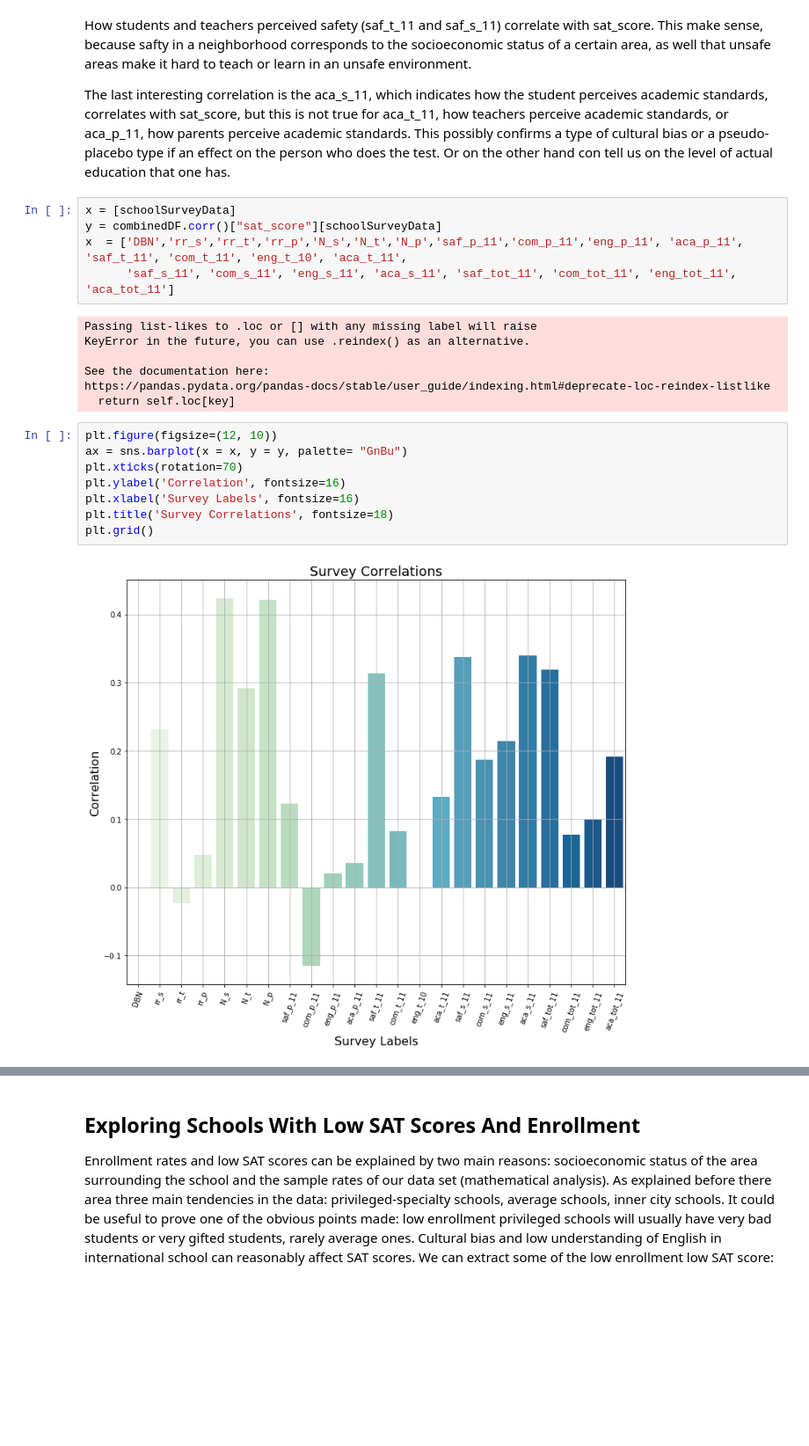
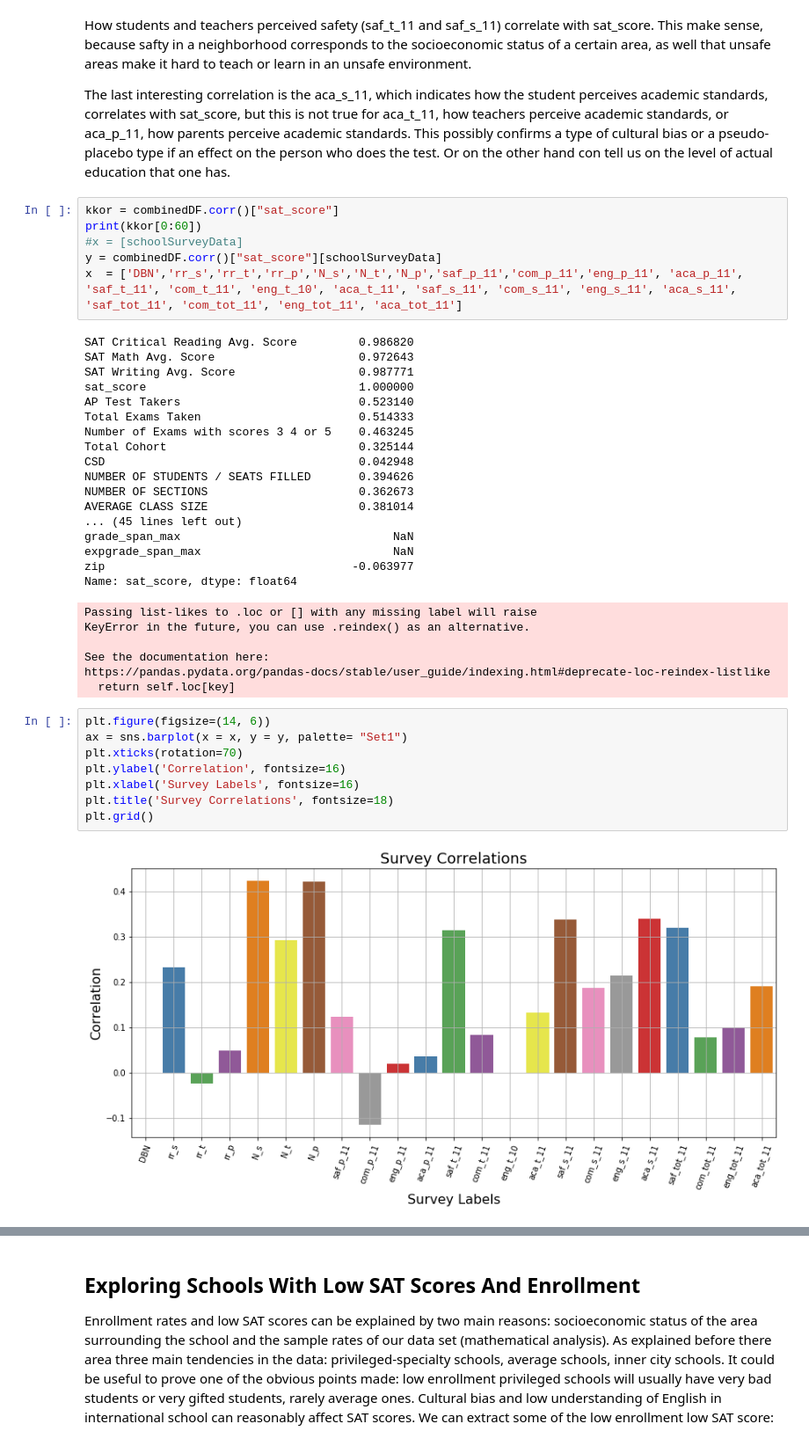
Before and after one commit to Tlacateccatl/NYC-SAT-Analysis, a Jupyter notebook: NYC School Analysis.ipynb, the cells around one changed output, grey strips where cells are left out. Shown at 88% size. Saved outputs shown, nothing was run; the diff lists cells and outputs as text; blank space fills up the shorter version.

```diff
--- a/NYC School Analysis.ipynb
+++ b/NYC School Analysis.ipynb
@@ -455,24 +474,42 @@ How students and teachers perceived safety (saf_t_11 and saf_s_11) correlate wit
 
 The last interesting correlation is the aca_s_11, which indicates how the student perceives academic standards, correlates with sat_score, but this is not true for aca_t_11, how teachers perceive academic standards, or aca_p_11, how parents perceive academic standards. This possibly confirms a type of cultural bias or a pseudo-placebo type if an effect on the person who does the test. Or on the other hand con tell us on the level of actual education that one has.
 # %%
-x = [schoolSurveyData]
+kkor = combinedDF.corr()["sat_score"]
+print(kkor[0:60])
+#x = [schoolSurveyData]
 y = combinedDF.corr()["sat_score"][schoolSurveyData]
-x  = ['DBN','rr_s','rr_t','rr_p','N_s','N_t','N_p','saf_p_11','com_p_11','eng_p_11', 'aca_p_11', 'saf_t_11', 'com_t_11', 'eng_t_10', 'aca_t_11',
-      'saf_s_11', 'com_s_11', 'eng_s_11', 'aca_s_11', 'saf_tot_11', 'com_tot_11', 'eng_tot_11', 'aca_tot_11']
+x  = ['DBN','rr_s','rr_t','rr_p','N_s','N_t','N_p','saf_p_11','com_p_11','eng_p_11', 'aca_p_11', 'saf_t_11', 'com_t_11', 'eng_t_10', 'aca_t_11', 'saf_s_11', 'com_s_11', 'eng_s_11', 'aca_s_11', 'saf_tot_11', 'com_tot_11', 'eng_tot_11', 'aca_tot_11']
 # %% [output]
-Passing list-likes to .loc or [] with any missing label will raise
-KeyError in the future, you can use .reindex() as an alternative.
-
-See the documentation here:
-https://pandas.pydata.org/pandas-docs/stable/user_guide/indexing.html#deprecate-loc-reindex-listlike
-  return self.loc[key]
+SAT Critical Reading Avg. Score         0.986820
+SAT Math Avg. Score                     0.972643
+SAT Writing Avg. Score                  0.987771
+sat_score                               1.000000
+AP Test Takers                          0.523140
+Total Exams Taken                       0.514333
+Number of Exams with scores 3 4 or 5    0.463245
+Total Cohort                            0.325144
+CSD                                     0.042948
+NUMBER OF STUDENTS / SEATS FILLED       0.394626
+NUMBER OF SECTIONS                      0.362673
+AVERAGE CLASS SIZE                      0.381014
+... (45 lines left out)
+grade_span_max                               NaN
+expgrade_span_max                            NaN
+zip                                    -0.063977
+Name: sat_score, dtype: float64
+Passing list-likes to .loc or [] with any missing label will raise
+KeyError in the future, you can use .reindex() as an alternative.
+
+See the documentation here:
+https://pandas.pydata.org/pandas-docs/stable/user_guide/indexing.html#deprecate-loc-reindex-listlike
+  return self.loc[key]
 # %%
-plt.figure(figsize=(12, 10))
-ax = sns.barplot(x = x, y = y, palette= "GnBu")
+plt.figure(figsize=(14, 6))
+ax = sns.barplot(x = x, y = y, palette= "Set1")
 plt.xticks(rotation=70)
 plt.ylabel('Correlation', fontsize=16)
 plt.xlabel('Survey Labels', fontsize=16)
 plt.title('Survey Correlations', fontsize=18)
 plt.grid()
 # %% [output]
-[figure, old version]
+[figure, new version]
```
Also changed, not shown: parts of 51 cells of this notebook, 1 other file.
